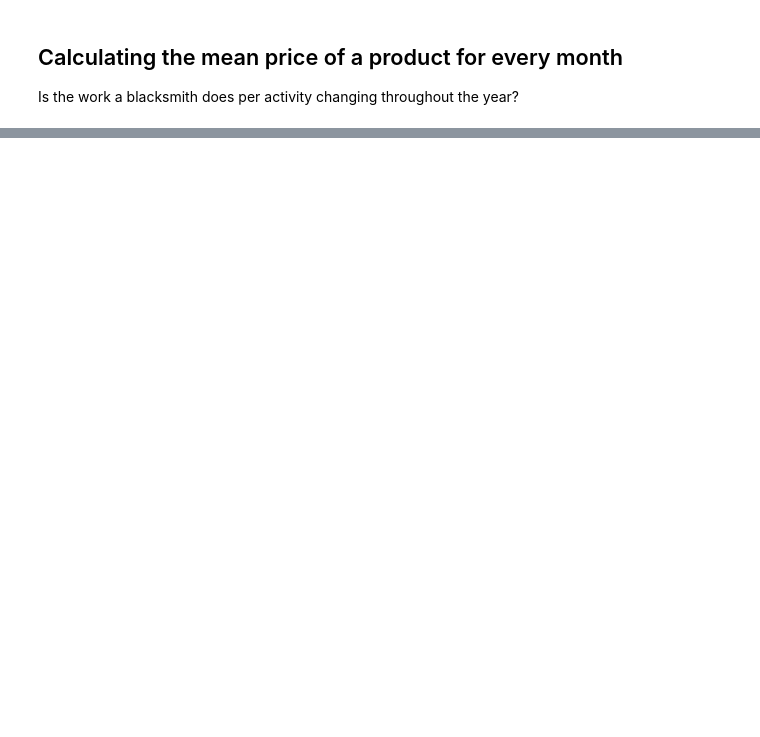
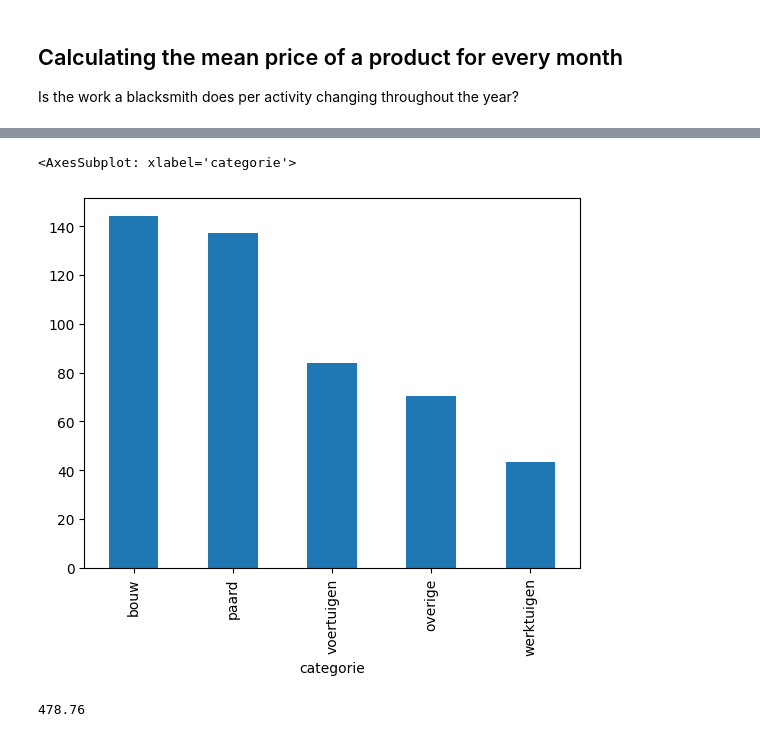
Before and after one commit to ivozandhuis/klantenboek-hj-zandhuis, a Jupyter notebook: analysis.ipynb, the cells around one changed output, grey strips where cells are left out. Drawn from its saved outputs; the diff is of its cells as text; code cells hidden in the pictures; blank space fills up the shorter version.

Commit message:
Using terms for analysis

```diff
--- a/analysis.ipynb
+++ b/analysis.ipynb
@@ -48,0 +53,40 @@ mean_price_per_month.plot(kind = 'bar')
+# %%
+def get_termen(cat_BT):
+    df_termen = pd.read_csv("data/termen.csv")
+    cat_termen = []
+    for BT in cat_BT:
+        for item in df_termen[df_termen['BT'] == BT]['term'].tolist():
+            cat_termen.append(item)
+
+    return cat_termen
+
+voertuigen_termen = get_termen(['voertuigen', 'voertuigonderdelen', 'fietsonderdelen'])
+fiets_termen    = get_termen(['fietsonderdelen']) + ['fiets']
+
+bouw_termen     = get_termen(['bouwonderdelen', 'kachelonderdelen'])
+kachel_termen   = get_termen(['kachelonderdelen']) + ['kachel']
+
+paard_termen    = get_termen(['paard', 'hoefijzers', 'hoefijzeronderdelen'])
+werktuigen_termen = get_termen(['landbouwwerktuigen', 'ploegonderdelen', 'gereedschappen', 'machineonderdelen', 'huishoudelijke gereedschappen'])
+ploeg_termen    = get_termen(['ploegonderdelen']) + ['ploeg']
+
+verpakking_termen = get_termen(['verpakkingsmiddelen'])
+# %%
+df['object']    = df['object'].fillna('')
+df['materiaal'] = df['materiaal'].fillna('')
+df['termen']    = df['object'] + " | " + df['materiaal']
+
+df.loc[df['termen'].str.contains('|'.join(voertuigen_termen),regex=True), 'categorie'] = 'voertuigen'
+df.loc[df['termen'].str.contains('|'.join(werktuigen_termen),regex=True), 'categorie'] = 'werktuigen'
+df.loc[df['termen'].str.contains('|'.join(paard_termen),regex=True), 'categorie'] = 'paard'
+df.loc[df['termen'].str.contains('|'.join(bouw_termen),regex=True), 'categorie'] = 'bouw'
+df['categorie'] = df['categorie'].fillna('overige')
+
+df.groupby('categorie')['prijs'].sum().sort_values(ascending=False).plot(kind = 'bar')
+# %% [output]
+<AxesSubplot: xlabel='categorie'>
+[figure, added]
+# %%
+df['prijs'].sum()
+# %% [output]
+478.76
```
Also changed, not shown: parts of 11 cells of this notebook, 1 other file.
